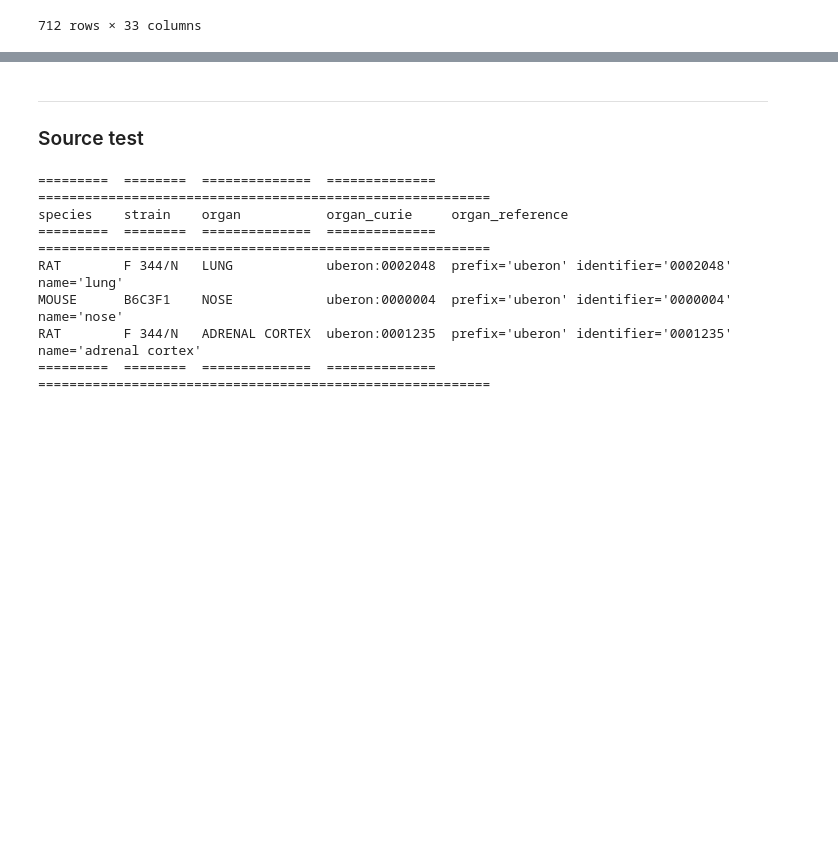
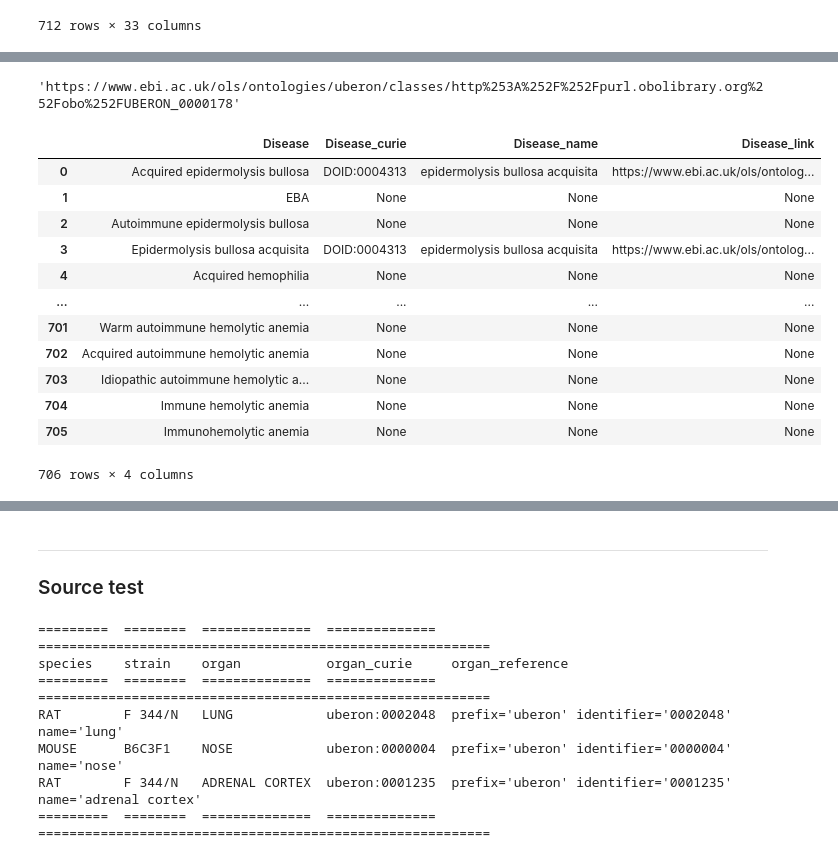
Before and after one commit to KrishnaTO/ARI, a Jupyter notebook: notebook/ground.ipynb, the cells around one changed output, grey strips where cells are left out. Cells and saved outputs as stored; diff of their text form; code cells hidden in the pictures; blank space fills up the shorter version.

```diff
--- a/notebook/ground.ipynb
+++ b/notebook/ground.ipynb
@@ -199,0 +172,58 @@ for col in ["Category","Evidence","Parent","Disease"]:
+# %%
+create_link("UBERON:0000178")
+# %% [output]
+'https://www.ebi.ac.uk/ols/ontologies/uberon/classes/http%253A%252F%252Fpurl.obolibrary.org%252Fobo%252FUBERON_0000178'
+# %%
+def create_link(curie):
+
+    # Examples
+    # https://www.ebi.ac.uk/ols4/ontologies/doid/classes/http%253A%252F%252Fpurl.obolibrary.org%252Fobo%252FDOID_0110751
+    # https://www.ebi.ac.uk/ols4/ontologies/doid/classes/http%253A%252F%252Fpurl.obolibrary.org%252Fobo%252FDOID_13378
+    # https://www.ebi.ac.uk/ols4/ontologies/uberon/classes/http%253A%252F%252Fpurl.obolibrary.org%252Fobo%252FUBERON_0000178
+
+    curie_split = curie.split(':')
+    ns = curie_split[0]
+    id = curie_split[1]
+    return f"https://www.ebi.ac.uk/ols/ontologies/{ns.lower()}/classes/http%253A%252F%252Fpurl.obolibrary.org%252Fobo%252F{ns}_{id}"
+
+def ground_column(df, column, grounder, target_type="curie"):
+    grounder.ground_df(df, column, target_column=f"{column}_reference", target_type="reference")
+
+    if "curie" in target_type:
+        grounder.ground_df(df, column, target_column=f"{column}_curie", target_type="curie")
+
+        df[f"{column}_curie"] = df[f"{column}_curie"].apply(
+            lambda x: x if pd.isna(x) else (x.upper() if ':' not in x else x.split(':')[0].upper() + ':' + x.split(':')[1])
+        )
+
+        # Add link
+        df[f"{column}_link"] = df[f"{column}_curie"].apply(
+            lambda x: create_link(x) if x and ':' in x else None
+        )
+
+        df[f"{column}_curie"] = df[f"{column}_curie"].apply(
+            lambda x: f"{x.split(':')[0]}:{x.split(':')[1].zfill(7)}" if x and ':' in x else x
+        )
+
+
+    if "name" in target_type:
+        df[f"{column}_name"] = df[f"{column}_reference"].apply(lambda x: x.name if x else None)
+    return df[[ column ] + [ f"{column}_{t}" for t in target_type ] + [ f"{column}_link" ] if "curie" in target_type else [] ]
+# %%
+a_df = df[["Category", "Disease"]][:-6]
+a_ground_df = ground_column(a_df, "Disease", doid_grounder, target_type=["curie", "name"])
+a_ground_df
+# %% [output]
+|  | Disease | Disease_curie | Disease_name | Disease_link |
+| 0 | Acquired epidermolysis bullosa | DOID:0004313 | epidermolysis bullosa acquisita | https://www.ebi.ac.uk/ols/ontolog... |
+| 1 | EBA | None | None | None |
+| 2 | Autoimmune epidermolysis bullosa | None | None | None |
+| 3 | Epidermolysis bullosa acquisita | DOID:0004313 | epidermolysis bullosa acquisita | https://www.ebi.ac.uk/ols/ontolog... |
+| 4 | Acquired hemophilia | None | None | None |
+| ... | ... | ... | ... | ... |
+| 701 | Warm autoimmune hemolytic anemia | None | None | None |
+| 702 | Acquired autoimmune hemolytic anemia | None | None | None |
+| 703 | Idiopathic autoimmune hemolytic a... | None | None | None |
+| 704 | Immune hemolytic anemia | None | None | None |
+| 705 | Immunohemolytic anemia | None | None | None |
+706 rows × 4 columns
```
Also changed, not shown: parts of 11 cells of this notebook, 3 other files.
